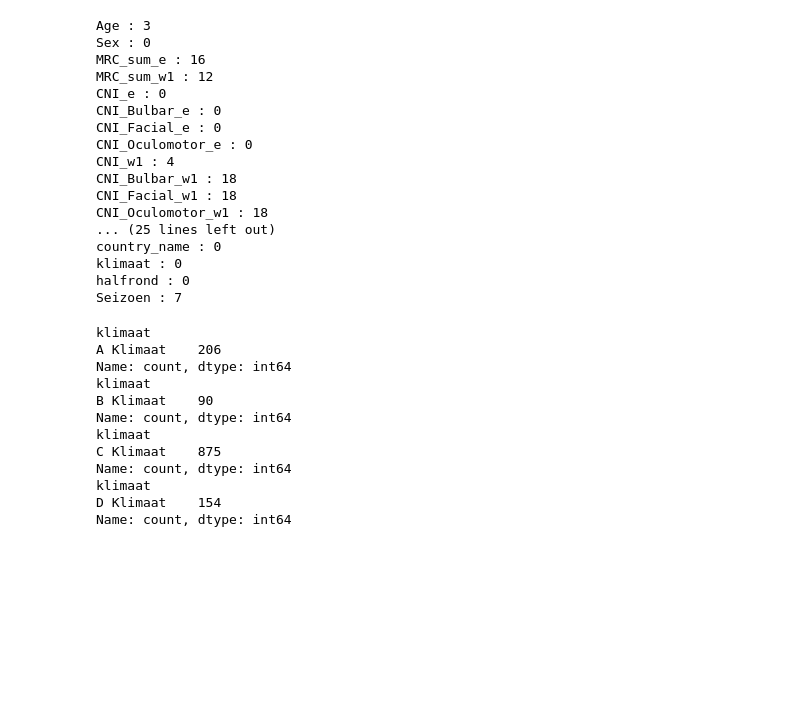
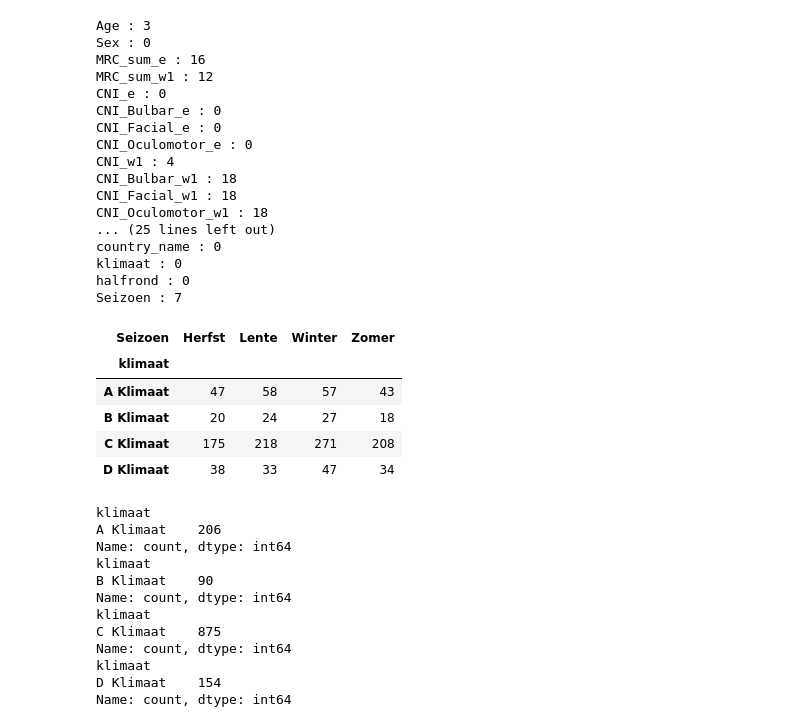
Before and after one commit to someoneontheworld/Modelleren-project, a Jupyter notebook: modelleren_code_v2.ipynb, the cells around one changed output. Drawn from its saved outputs; the diff is of its cells as text; code cells hidden in the pictures; blank space fills up the shorter version.

```diff
--- a/modelleren_code_v2.ipynb
+++ b/modelleren_code_v2.ipynb
@@ -537,6 +537,16 @@ country_name : 0
 klimaat : 0
 halfrond : 0
 Seizoen : 7
+# %%
+freq_table = pd.crosstab(df['klimaat'], df['Seizoen'])
+freq_table
+# %% [output]
+| Seizoen | Herfst | Lente | Winter | Zomer |
+| klimaat |  |  |  |  |
+| A Klimaat | 47 | 58 | 57 | 43 |
+| B Klimaat | 20 | 24 | 27 | 18 |
+| C Klimaat | 175 | 218 | 271 | 208 |
+| D Klimaat | 38 | 33 | 47 | 34 |
 # %%
 df_A = df[df['klimaat'] == 'A Klimaat']
 df_B = df[df['klimaat'] == 'B Klimaat']
```
Also changed, not shown: parts of 8 cells of this notebook.
